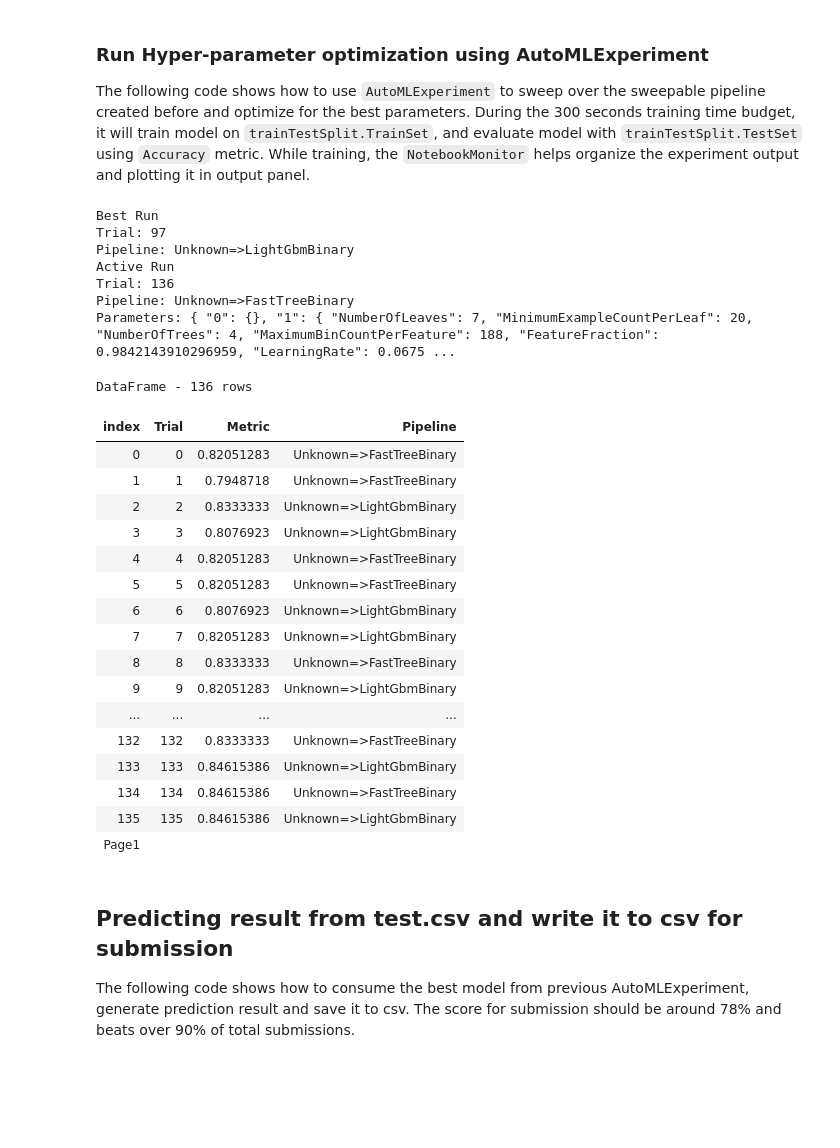
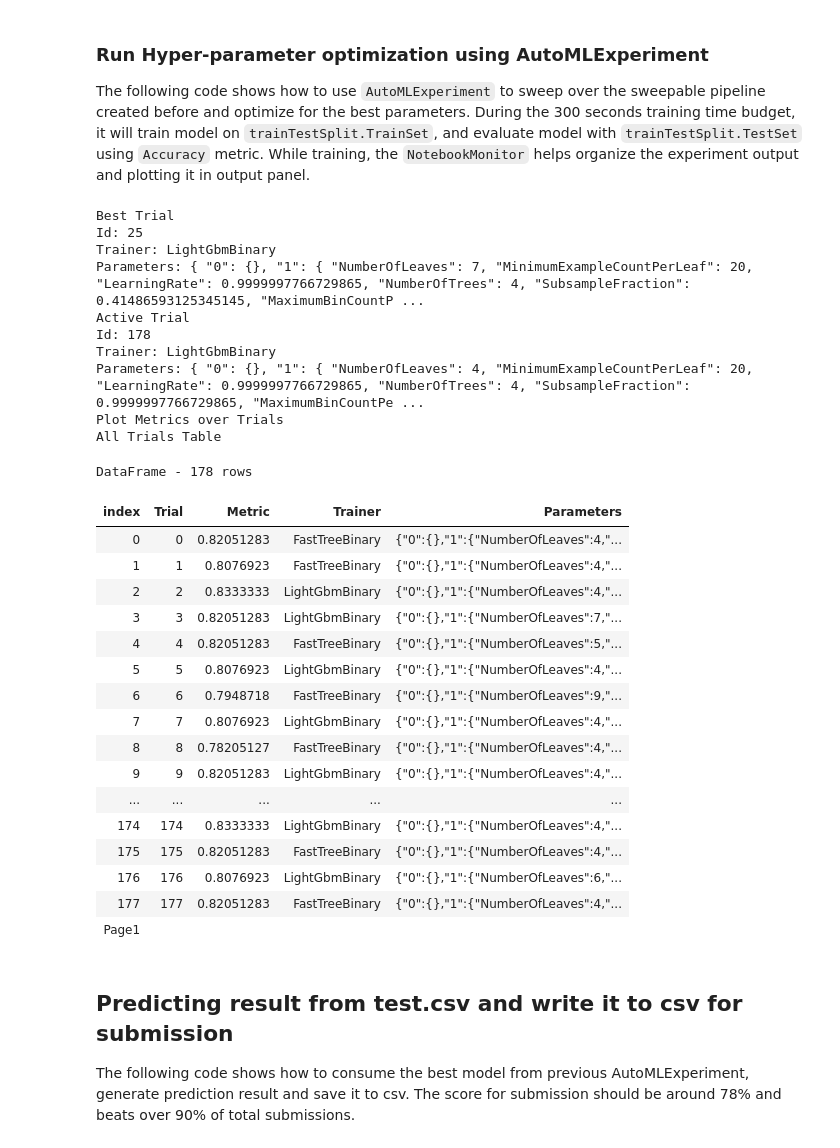
Before and after one commit to dotnet/csharp-notebooks, a Jupyter notebook: machine-learning/REF-Kaggle with Titanic Dataset.ipynb, the cells around one changed output. Drawn from its saved outputs; the diff is of its cells as text; code cells hidden in the pictures; blank space fills up the shorter version.

```diff
--- a/machine-learning/REF-Kaggle with Titanic Dataset.ipynb
+++ b/machine-learning/REF-Kaggle with Titanic Dataset.ipynb
@@ -85,45 +78,48 @@ The following code shows how to use `AutoMLExperiment` to sweep over the sweepab
 # %%
 // Configure AutoML
 var monitor = new NotebookMonitor();
 
 var experiment = context.Auto().CreateExperiment()
                     .SetPipeline(pipeline)
-                    .SetTrainingTimeInSeconds(300)
+                    .SetTrainingTimeInSeconds(60)
                     .SetDataset(trainTestSplit.TrainSet, trainTestSplit.TestSet)
                     .SetEvaluateMetric(BinaryClassificationMetric.Accuracy, "Survived", "PredictedLabel")
                     .SetMonitor(monitor);
 
 // Configure Visualizer
 monitor.SetUpdate(monitor.Display());
 
 // Start Experiment
-var res = await experiment.Run();
+var res = await experiment.RunAsync();
 # %% [output]
-Best Run
-Trial: 97
-Pipeline: Unknown=>LightGbmBinary
-Active Run
-Trial: 136
-Pipeline: Unknown=>FastTreeBinary
-Parameters: { "0": {}, "1": { "NumberOfLeaves": 7, "MinimumExampleCountPerLeaf": 20, "NumberOfTrees": 4, "MaximumBinCountPerFeature": 188, "FeatureFraction": 0.9842143910296959, "LearningRate": 0.0675 ...
+Best Trial
+Id: 25
+Trainer: LightGbmBinary
+Parameters: { "0": {}, "1": { "NumberOfLeaves": 7, "MinimumExampleCountPerLeaf": 20, "LearningRate": 0.9999997766729865, "NumberOfTrees": 4, "SubsampleFraction": 0.41486593125345145, "MaximumBinCountP ...
+Active Trial
+Id: 178
+Trainer: LightGbmBinary
+Parameters: { "0": {}, "1": { "NumberOfLeaves": 4, "MinimumExampleCountPerLeaf": 20, "LearningRate": 0.9999997766729865, "NumberOfTrees": 4, "SubsampleFraction": 0.9999997766729865, "MaximumBinCountPe ...
+Plot Metrics over Trials
+All Trials Table
-DataFrame - 136 rows
+DataFrame - 178 rows
-| index | Trial | Metric | Pipeline |
-| 0 | 0 | 0.82051283 | Unknown=>FastTreeBinary |
-| 1 | 1 | 0.7948718 | Unknown=>FastTreeBinary |
-| 2 | 2 | 0.8333333 | Unknown=>LightGbmBinary |
-| 3 | 3 | 0.8076923 | Unknown=>LightGbmBinary |
-| 4 | 4 | 0.82051283 | Unknown=>FastTreeBinary |
-| 5 | 5 | 0.82051283 | Unknown=>FastTreeBinary |
-| 6 | 6 | 0.8076923 | Unknown=>LightGbmBinary |
-| 7 | 7 | 0.82051283 | Unknown=>LightGbmBinary |
-| 8 | 8 | 0.8333333 | Unknown=>FastTreeBinary |
-| 9 | 9 | 0.82051283 | Unknown=>LightGbmBinary |
-| ... | ... | ... | ... |
-| 132 | 132 | 0.8333333 | Unknown=>FastTreeBinary |
-| 133 | 133 | 0.84615386 | Unknown=>LightGbmBinary |
-| 134 | 134 | 0.84615386 | Unknown=>FastTreeBinary |
-| 135 | 135 | 0.84615386 | Unknown=>LightGbmBinary |
-| Page1 |  |  |  |
+| index | Trial | Metric | Trainer | Parameters |
+| 0 | 0 | 0.82051283 | FastTreeBinary | {"0":{},"1":{"NumberOfLeaves":4,"... |
+| 1 | 1 | 0.8076923 | FastTreeBinary | {"0":{},"1":{"NumberOfLeaves":4,"... |
+| 2 | 2 | 0.8333333 | LightGbmBinary | {"0":{},"1":{"NumberOfLeaves":4,"... |
+| 3 | 3 | 0.82051283 | LightGbmBinary | {"0":{},"1":{"NumberOfLeaves":7,"... |
+| 4 | 4 | 0.82051283 | FastTreeBinary | {"0":{},"1":{"NumberOfLeaves":5,"... |
+| 5 | 5 | 0.8076923 | LightGbmBinary | {"0":{},"1":{"NumberOfLeaves":4,"... |
+| 6 | 6 | 0.7948718 | FastTreeBinary | {"0":{},"1":{"NumberOfLeaves":9,"... |
+| 7 | 7 | 0.8076923 | LightGbmBinary | {"0":{},"1":{"NumberOfLeaves":4,"... |
+| 8 | 8 | 0.78205127 | FastTreeBinary | {"0":{},"1":{"NumberOfLeaves":4,"... |
+| 9 | 9 | 0.82051283 | LightGbmBinary | {"0":{},"1":{"NumberOfLeaves":4,"... |
+| ... | ... | ... | ... | ... |
+| 174 | 174 | 0.8333333 | LightGbmBinary | {"0":{},"1":{"NumberOfLeaves":4,"... |
+| 175 | 175 | 0.82051283 | FastTreeBinary | {"0":{},"1":{"NumberOfLeaves":4,"... |
+| 176 | 176 | 0.8076923 | LightGbmBinary | {"0":{},"1":{"NumberOfLeaves":6,"... |
+| 177 | 177 | 0.82051283 | FastTreeBinary | {"0":{},"1":{"NumberOfLeaves":4,"... |
+| Page1 |  |  |  |  |
 # %% [markdown]
 ## Predicting result from __test.csv__ and write it to csv for submission
 The following code shows how to consume the best model from previous AutoMLExperiment, generate prediction result and save it to csv. The score for submission should be around 78% and beats over 90% of total submissions.
```
Also changed, not shown: parts of 3 cells of this notebook, 3 other files.
